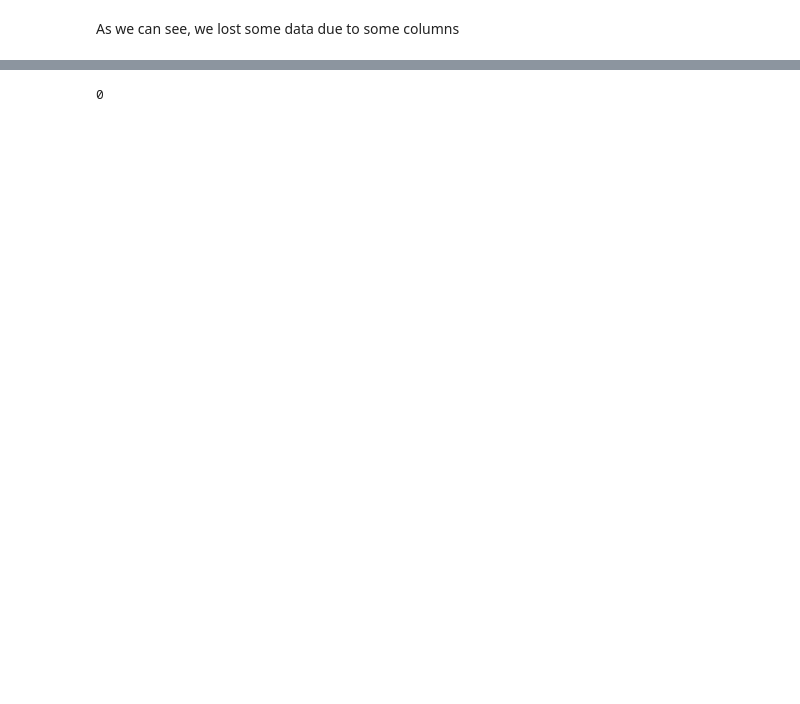
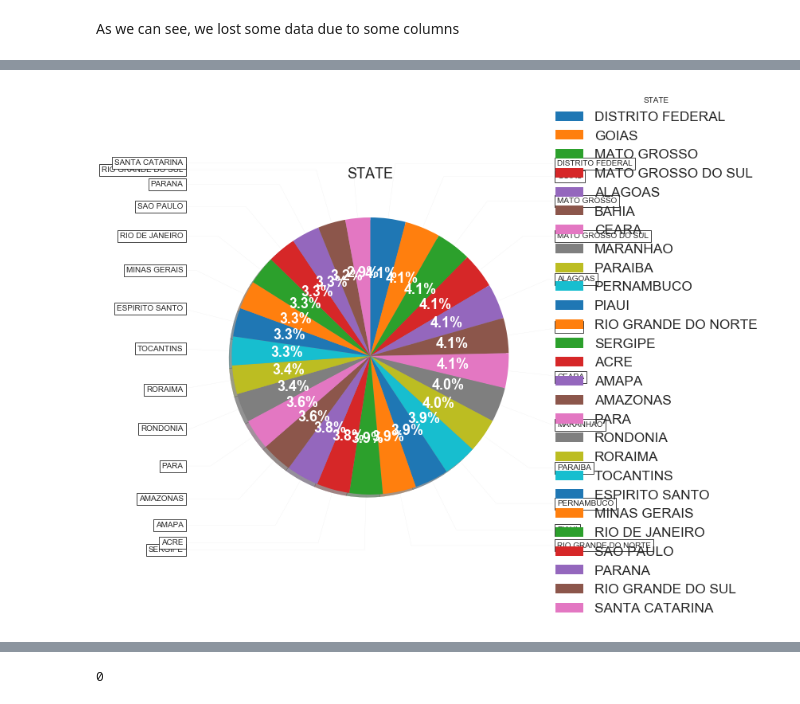
Before and after one commit to balabramfilho/Gas-price-in-Brazil, a Jupyter notebook: Gas Prices in Brazil.ipynb, the cells around one changed output, grey strips where cells are left out. Saved outputs shown, nothing was run; the diff lists cells and outputs as text; code cells hidden in the pictures; blank space fills up the shorter version.

```diff
--- a/Gas Prices in Brazil.ipynb
+++ b/Gas Prices in Brazil.ipynb
@@ -164,0 +186,4 @@ plt.show()
+# %%
+plt_pie_data("state",df)
+# %% [output]
+[figure, added]
```
Also changed, not shown: parts of 23 cells of this notebook.
